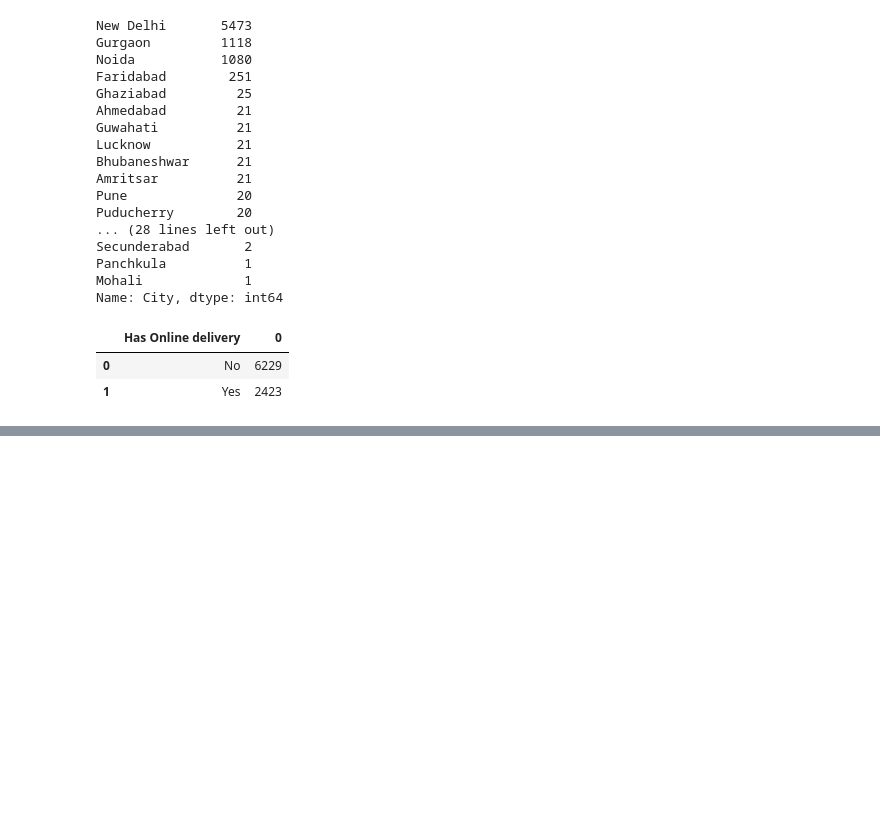
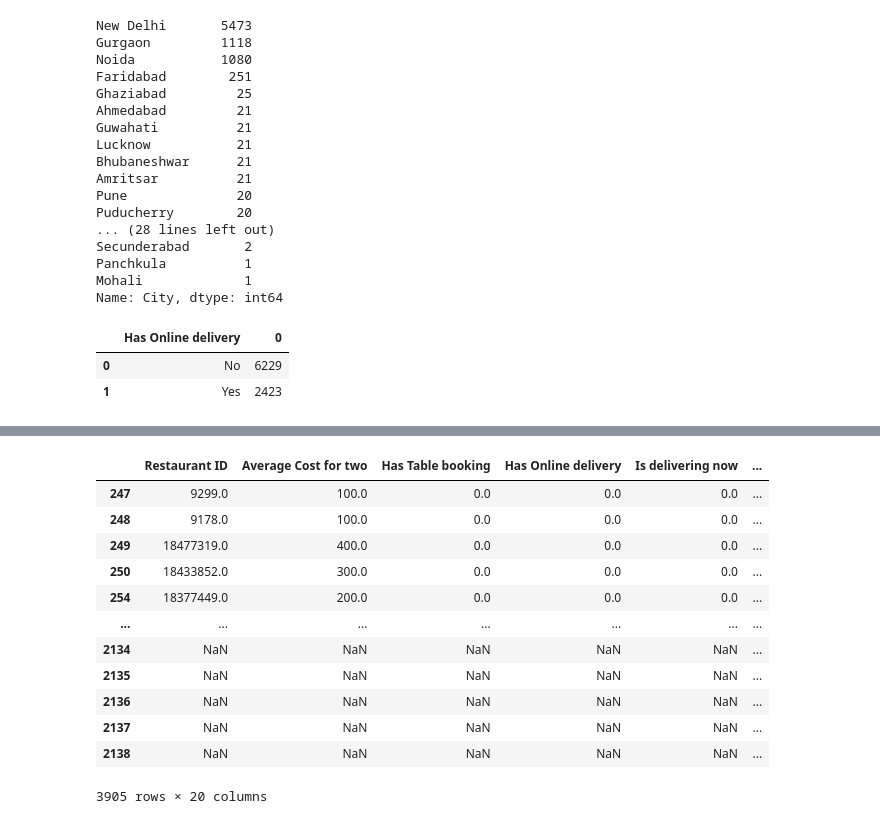
Before and after one commit to Minhaas/Food-takeaway-analysis, a Jupyter notebook: New_code.ipynb, the cells around one changed output, grey strips where cells are left out. Saved outputs shown, nothing was run; the diff lists cells and outputs as text; code cells hidden in the pictures; blank space fills up the shorter version.

Commit message:
Added linear regression

```diff
--- a/New_code.ipynb
+++ b/New_code.ipynb
@@ -151,0 +238,12 @@ Text(0.5, 0, 'Locality')
+# %%
+# test.head()
+# Grid search cross validation
+from sklearn.model_selection import GridSearchCV
+from sklearn.linear_model import LinearRegression
+# grid={"C":np.logspace(-3,3,7), "penalty":["l2"]}# l1 lasso l2 ridge
+logreg=LinearRegression()
+# logreg_cv=GridSearchCV(logreg,grid,cv=10)
+logreg.fit(x_train,y_train)
+
+# print("tuned hpyerparameters :(best parameters) ",logreg_cv.best_params_)
+# print("accuracy :",logreg_cv.best_score_)
@@ -151,0 +252,4 @@ Text(0.5, 0, 'Locality')
+# %%
+# from sklearn.linear_model import LogisticRegression
+prediction = logreg.predict(x_test)
+r2_score = logreg.score(x_test, y_test)
@@ -151,0 +264,2 @@ Text(0.5, 0, 'Locality')
+# %%
+pred_df = pd.DataFrame(prediction, columns = ['pred_rating'])
@@ -151,0 +282,18 @@ Text(0.5, 0, 'Locality')
+# %%
+pred_rating = pd.concat([x_test, pred_df], axis = 1)
+# %%
+pred_rating
+# %% [output]
+|  | Restaurant ID | Average Cost for two | Has Table booking | Has Online delivery | Is delivering now | ... |
+| 247 | 9299.0 | 100.0 | 0.0 | 0.0 | 0.0 | ... |
+| 248 | 9178.0 | 100.0 | 0.0 | 0.0 | 0.0 | ... |
+| 249 | 18477319.0 | 400.0 | 0.0 | 0.0 | 0.0 | ... |
+| 250 | 18433852.0 | 300.0 | 0.0 | 0.0 | 0.0 | ... |
+| 254 | 18377449.0 | 200.0 | 0.0 | 0.0 | 0.0 | ... |
+| ... | ... | ... | ... | ... | ... | ... |
+| 2134 | NaN | NaN | NaN | NaN | NaN | ... |
+| 2135 | NaN | NaN | NaN | NaN | NaN | ... |
+| 2136 | NaN | NaN | NaN | NaN | NaN | ... |
+| 2137 | NaN | NaN | NaN | NaN | NaN | ... |
+| 2138 | NaN | NaN | NaN | NaN | NaN | ... |
+3905 rows × 20 columns
```
Also changed, not shown: parts of 16 cells of this notebook.
